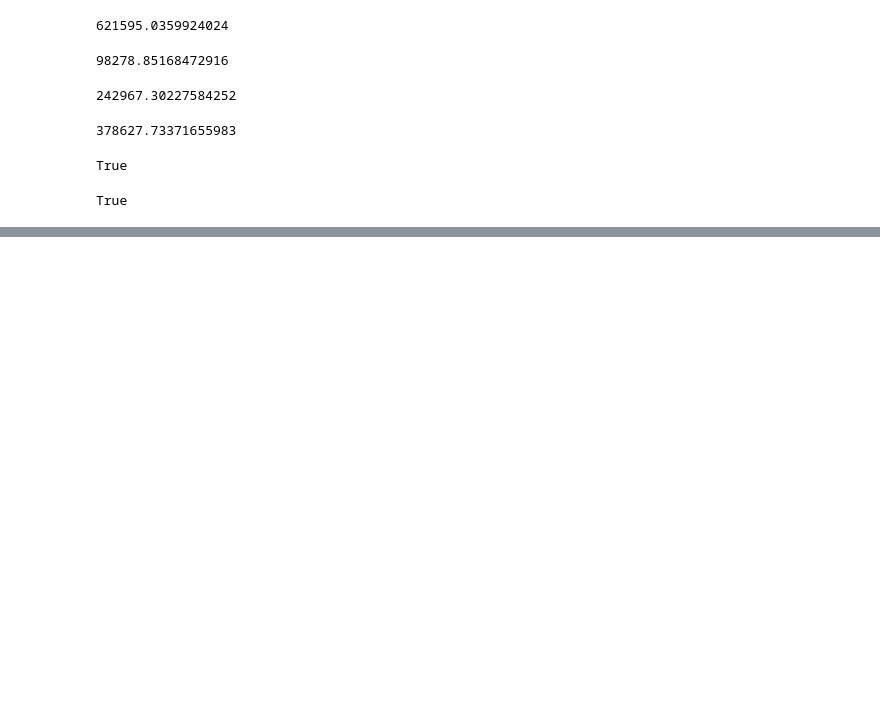
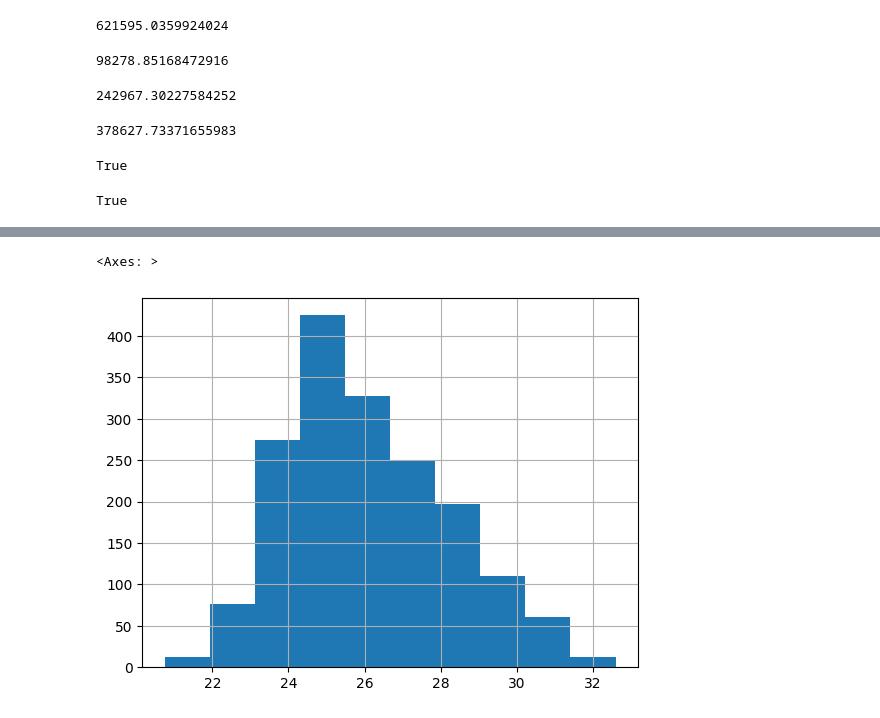
Before and after one commit to wxinl/BluePaleDot, a Jupyter notebook: src/test_20231221_story.ipynb, the cells around one changed output, grey strips where cells are left out. Saved outputs shown, nothing was run; the diff lists cells and outputs as text; code cells hidden in the pictures; blank space fills up the shorter version.

```diff
--- a/src/test_20231221_story.ipynb
+++ b/src/test_20231221_story.ipynb
@@ -1476,0 +1541,5 @@ squarify.plot(sizes=values,
+# %%
+city_hex8_data['LST mean'].hist()
+# %% [output]
+<Axes: >
+[figure, added]
```
Also changed, not shown: parts of 167 cells of this notebook, 24 other files.
